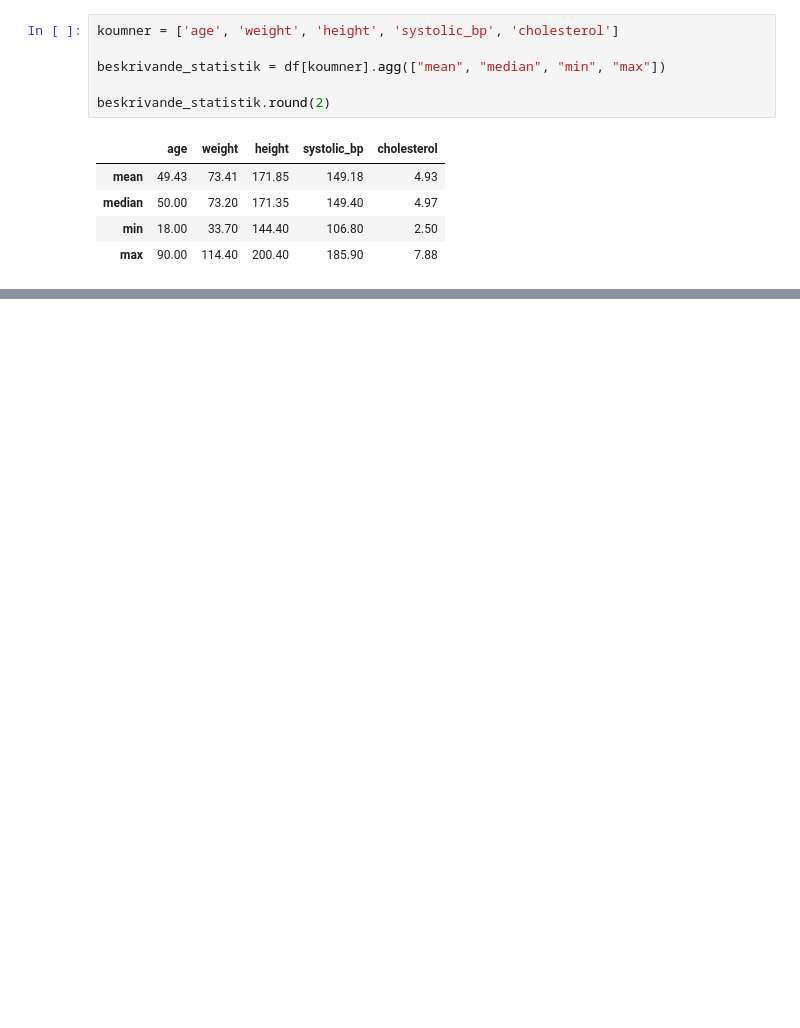
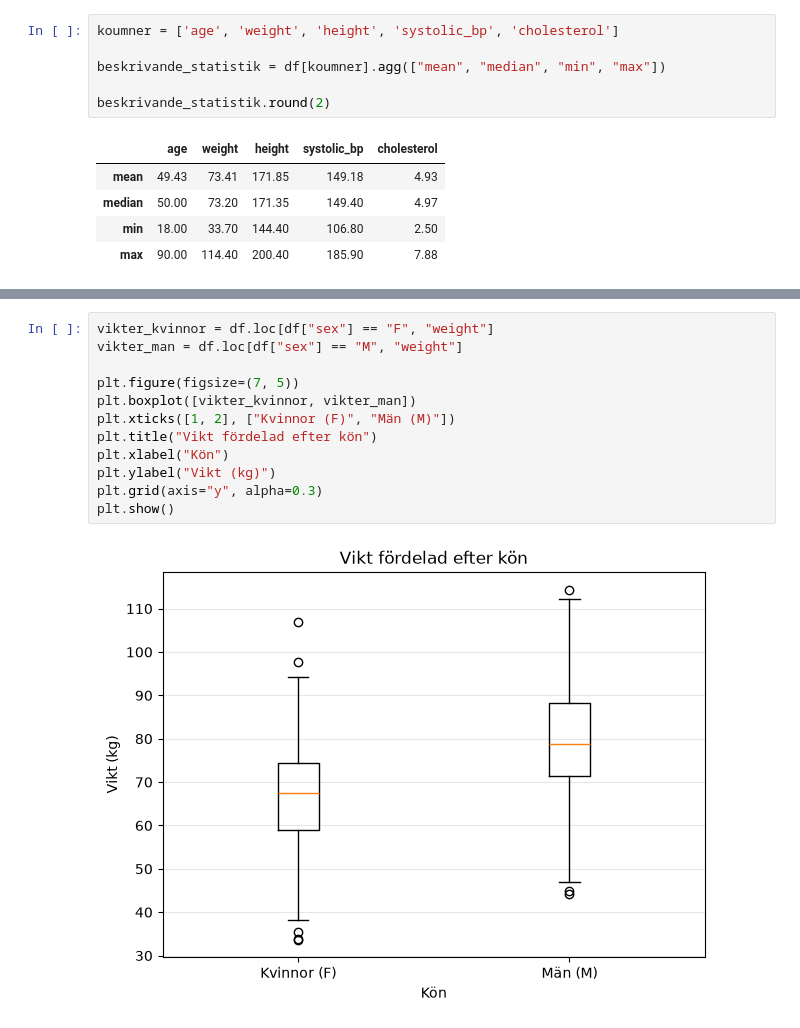
Before and after one commit to abdullahabrarpk-dev/H-lsostudie, a Jupyter notebook: notebooks/halsostudie_del1.ipynb, the cells around one changed output, grey strips where cells are left out. Saved outputs shown, nothing was run; the diff lists cells and outputs as text; blank space fills up the shorter version.

```diff
--- a/notebooks/halsostudie_del1.ipynb
+++ b/notebooks/halsostudie_del1.ipynb
@@ -131,0 +160,14 @@ beskrivande_statistik.round(2)
+# %%
+vikter_kvinnor = df.loc[df["sex"] == "F", "weight"]
+vikter_man = df.loc[df["sex"] == "M", "weight"]
+
+plt.figure(figsize=(7, 5))
+plt.boxplot([vikter_kvinnor, vikter_man])
+plt.xticks([1, 2], ["Kvinnor (F)", "Män (M)"])
+plt.title("Vikt fördelad efter kön")
+plt.xlabel("Kön")
+plt.ylabel("Vikt (kg)")
+plt.grid(axis="y", alpha=0.3)
+plt.show()
+# %% [output]
+[figure, added]
```
Also changed, not shown: parts of 12 cells of this notebook.
